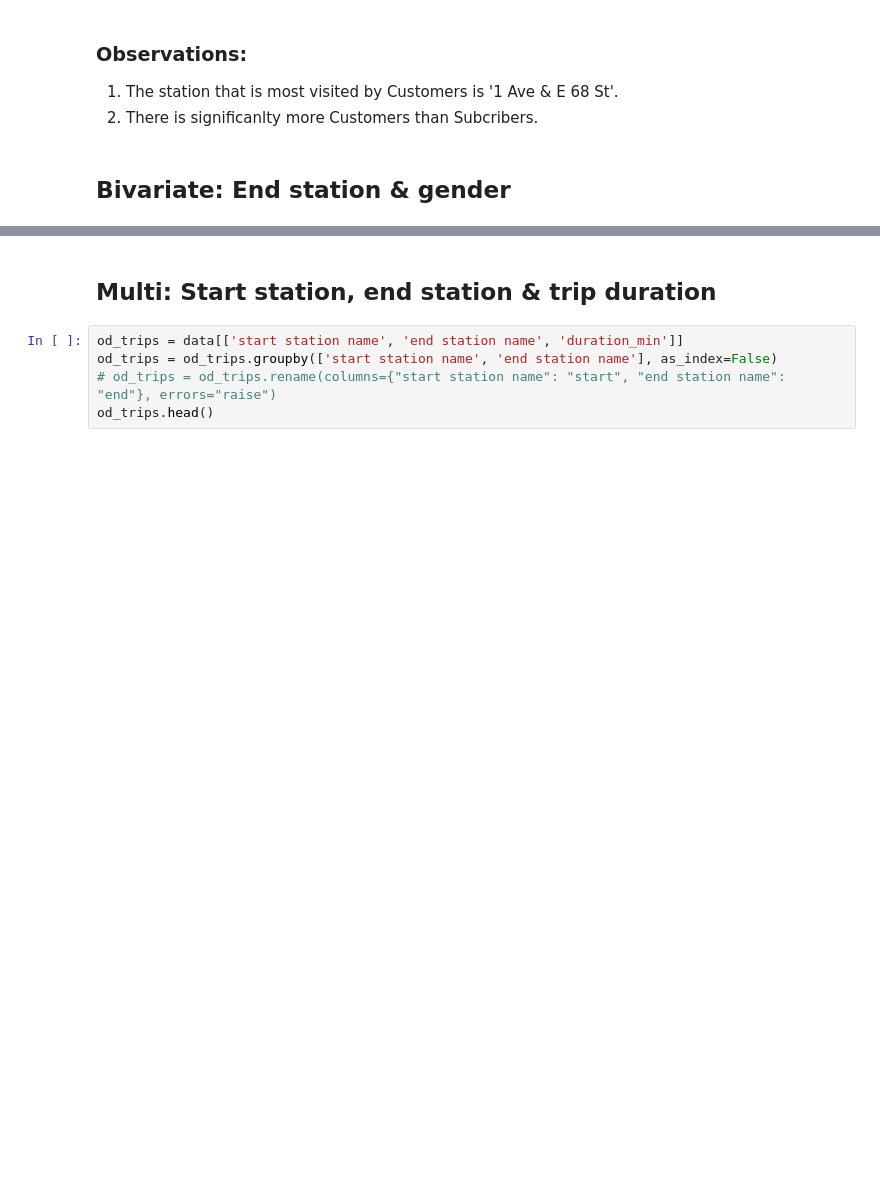
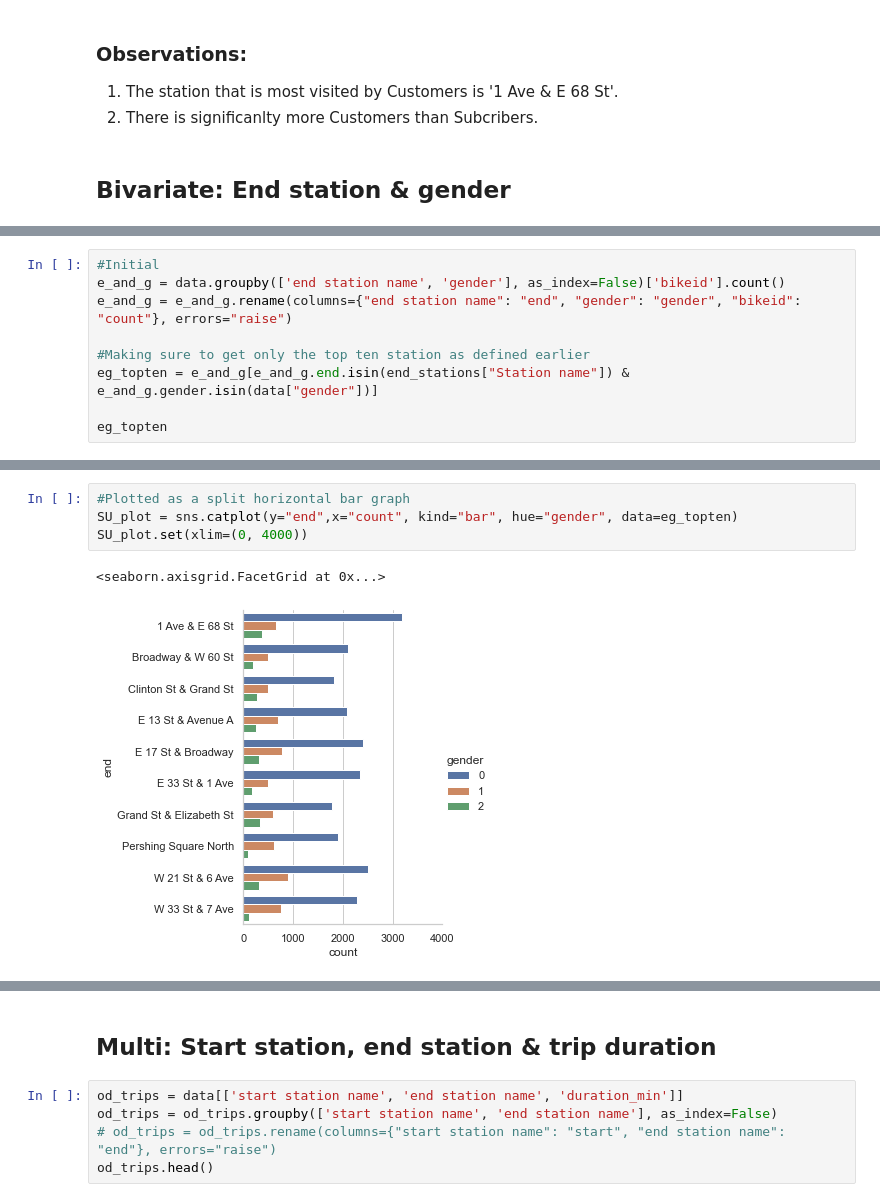
Before and after one commit to rlltj/openRefineEDA1, a Jupyter notebook: OpenRefine - Exercise 1 - 06 - EDA.ipynb, the cells around one changed output, grey strips where cells are left out. Cells and saved outputs as stored; diff of their text form; blank space fills up the shorter version.

```diff
--- a/OpenRefine - Exercise 1 - 06 - EDA.ipynb
+++ b/OpenRefine - Exercise 1 - 06 - EDA.ipynb
@@ -757,0 +816,9 @@ eStations_usertype_plot.set(xlim=(0, 4000))
+# %%
+#Initial
+e_and_g = data.groupby(['end station name', 'gender'], as_index=False)['bikeid'].count()
+e_and_g = e_and_g.rename(columns={"end station name": "end", "gender": "gender", "bikeid": "count"}, errors="raise")
+
+#Making sure to get only the top ten station as defined earlier
+eg_topten = e_and_g[e_and_g.end.isin(end_stations["Station name"]) & e_and_g.gender.isin(data["gender"])]
+
+eg_topten
@@ -757,0 +843,7 @@ eStations_usertype_plot.set(xlim=(0, 4000))
+# %%
+#Plotted as a split horizontal bar graph
+SU_plot = sns.catplot(y="end",x="count", kind="bar", hue="gender", data=eg_topten)
+SU_plot.set(xlim=(0, 4000))
+# %% [output]
+<seaborn.axisgrid.FacetGrid at 0x...>
+[figure, added]
```
Also changed, not shown: parts of 15 cells of this notebook.
